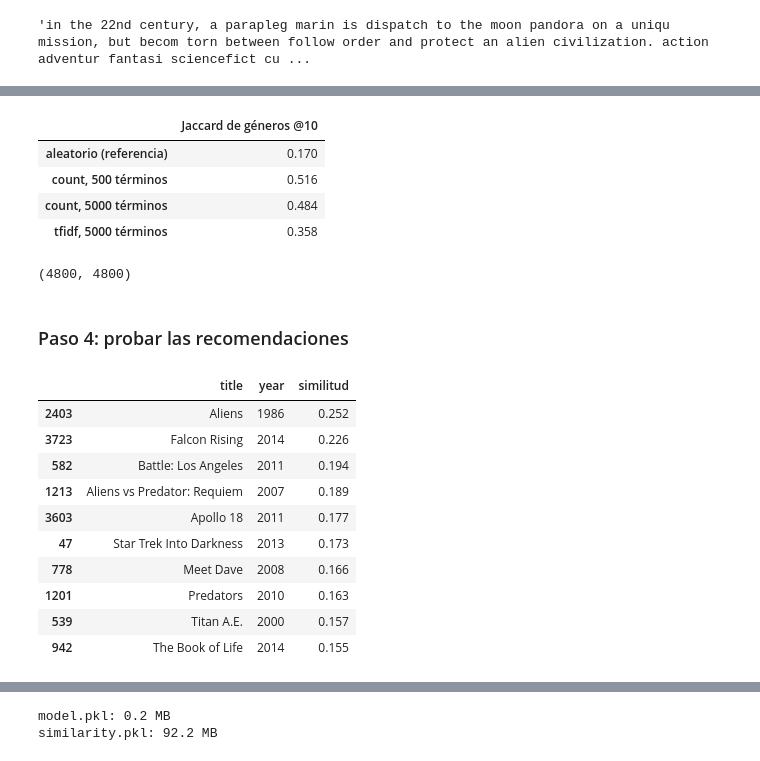
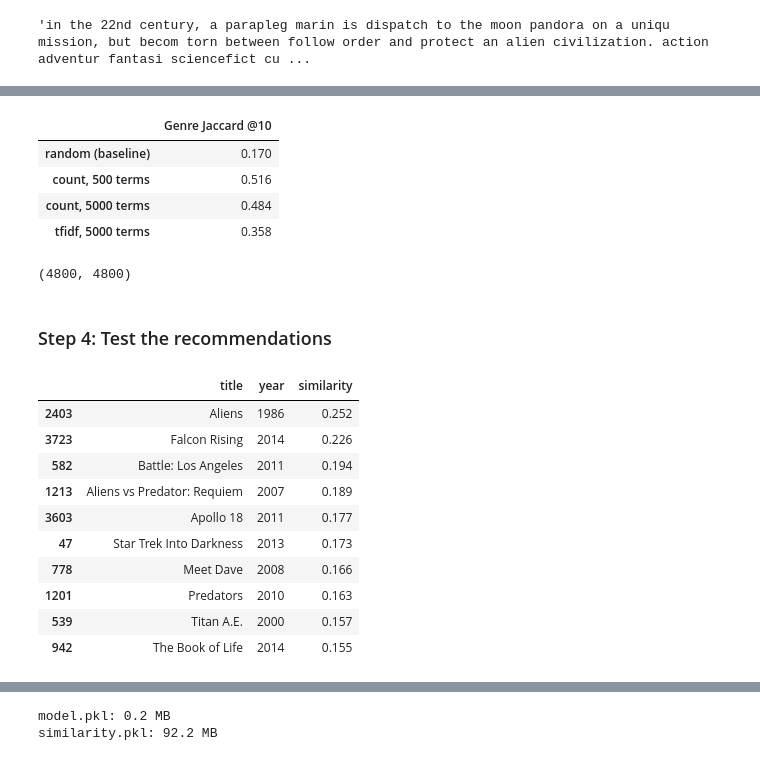
Before and after one commit to abarrio12/movie_recommender-main, a Jupyter notebook: analysis.ipynb, the cells around one changed output, grey strips where cells are left out. Saved outputs shown, nothing was run; the diff lists cells and outputs as text; code cells hidden in the pictures.

```diff
--- a/analysis.ipynb
+++ b/analysis.ipynb
@@ -103,13 +140,13 @@ movies[movies['title'].duplicated(keep=False)][['id', 'title', 'year']]
 # %%
 def extract_names(obj, limit=None):
-    """Convierte el texto JSON de TMDB en una lista de nombres.
-    Sirve para genres, keywords y cast (con limit=3 para los 3 actores principales)."""
+    """Turn TMDB's JSON text into a list of names.
+    Used for genres, keywords and cast (with limit=3 for the three lead actors)."""
     names = [item['name'] for item in ast.literal_eval(obj)]
     return names[:limit] if limit else names
 
 
 def extract_director(obj):
-    """Devuelve una lista con el director (o vacía si no aparece)."""
+    """Return a list with the director (or an empty list if there is none)."""
     for item in ast.literal_eval(obj):
         if item['job'] == 'Director':
             return [item['name']]
@@ -122,7 +159,7 @@ movies['keywords'] = movies['keywords'].apply(extract_names)
 movies['cast'] = movies['cast'].apply(extract_names, limit=3)
 movies['crew'] = movies['crew'].apply(extract_director)
 
-# Guardamos una copia de los géneros para evaluar el modelo más adelante
+# Keep a copy of the genres to evaluate the model later
 movies['genre_list'] = movies['genres']
 movies[['title', 'genres', 'cast', 'crew']].head()
 # %% [output]
@@ -174,7 +211,7 @@ def build_similarity(tags, kind=VECTORIZER, max_features=MAX_FEATURES):
     elif kind == 'count':
         vectorizer = CountVectorizer(max_features=max_features, stop_words='english')
     else:
-        raise ValueError("kind debe ser 'tfidf' o 'count'")
-    # Se deja la matriz dispersa (sin .toarray()): ocupa mucho menos y cosine_similarity la acepta
+        raise ValueError("kind must be 'tfidf' or 'count'")
+    # The matrix is kept sparse (no .toarray()): it uses far less memory and cosine_similarity accepts it
     vectors = vectorizer.fit_transform(tags)
     return cosine_similarity(vectors)
@@ -193,32 +230,32 @@ métrica externa (valoraciones de usuarios reales) que da el veredicto contrario
 # %%
 genre_sets = [set(g) for g in movies['genre_list']]
 
 def genre_jaccard_at_k(sim, k=N_RECS):
     sim = sim.copy()
-    np.fill_diagonal(sim, -np.inf)                 # no recomendar la propia película
+    np.fill_diagonal(sim, -np.inf)                 # don't recommend the movie itself
     top_k = np.argpartition(-sim, k, axis=1)[:, :k]
     scores = []
     for i, recs in enumerate(top_k):
         if not genre_sets[i]:
             continue
         scores.append(np.mean([
             len(genre_sets[i] & genre_sets[j]) / len(genre_sets[i] | genre_sets[j])
             for j in recs
         ]))
     return np.mean(scores)
 
 rng = np.random.default_rng(RANDOM_STATE)
-results = {'aleatorio (referencia)': genre_jaccard_at_k(rng.random((len(movies), len(movies))))}
+results = {'random (baseline)': genre_jaccard_at_k(rng.random((len(movies), len(movies))))}
 for kind, max_features in [('count', 500), ('count', 5000), ('tfidf', 5000)]:
     sim = build_similarity(movies['tags'], kind, max_features)
-    results[f'{kind}, {max_features} términos'] = genre_jaccard_at_k(sim)
+    results[f'{kind}, {max_features} terms'] = genre_jaccard_at_k(sim)
     del sim
 
-pd.Series(results, name='Jaccard de géneros @10').round(3).to_frame()
+pd.Series(results, name='Genre Jaccard @10').round(3).to_frame()
 # %% [output]
-|  | Jaccard de géneros @10 |
-| aleatorio (referencia) | 0.170 |
-| count, 500 términos | 0.516 |
-| count, 5000 términos | 0.484 |
-| tfidf, 5000 términos | 0.358 |
+|  | Genre Jaccard @10 |
+| random (baseline) | 0.170 |
+| count, 500 terms | 0.516 |
+| count, 5000 terms | 0.484 |
+| tfidf, 5000 terms | 0.358 |
 # %%
@@ -227,29 +264,29 @@ similarity = build_similarity(movies['tags'])
 similarity.shape
 # %% [output]
 (4800, 4800)
-# %% [markdown]
-### Paso 4: probar las recomendaciones
+# %% [markdown]
+### Step 4: Test the recommendations
 # %%
 def recommend(title, n=N_RECS, year=None):
-    """Devuelve las n películas más parecidas a `title`.
-    Si hay varias películas con ese título, se puede indicar el año."""
+    """Return the n movies most similar to `title`.
+    If several movies share that title, the year can be given."""
     matches = movies[movies['title'] == title]
     if year is not None:
         matches = matches[matches['year'] == year]
     if matches.empty:
-        raise ValueError(f'No encuentro "{title}"')
+        raise ValueError(f'Movie "{title}" not found')
     if len(matches) > 1:
-        print(f'Aviso: hay {len(matches)} películas llamadas "{title}"; uso la primera. Indica year=…')
+        print(f'Warning: {len(matches)} movies are called "{title}"; using the first one. Pass year=...')
 
-    pos = matches.index[0]            # tras reset_index, índice == posición en la matriz
+    pos = matches.index[0]            # after reset_index, index == position in the matrix
     scores = similarity[pos]
     order = np.argsort(-scores)
-    order = order[order != pos][:n]   # quitamos la propia película
-    return movies.loc[order, ['title', 'year']].assign(similitud=scores[order].round(3))
+    order = order[order != pos][:n]   # remove the movie itself
+    return movies.loc[order, ['title', 'year']].assign(similarity=scores[order].round(3))
 
 recommend('Avatar')
 # %% [output]
-|  | title | year | similitud |
+|  | title | year | similarity |
 | 2403 | Aliens | 1986 | 0.252 |
 | 3723 | Falcon Rising | 2014 | 0.226 |
 | 582 | Battle: Los Angeles | 2011 | 0.194 |
```
Also changed, not shown: parts of 57 cells of this notebook, 9 other files.
